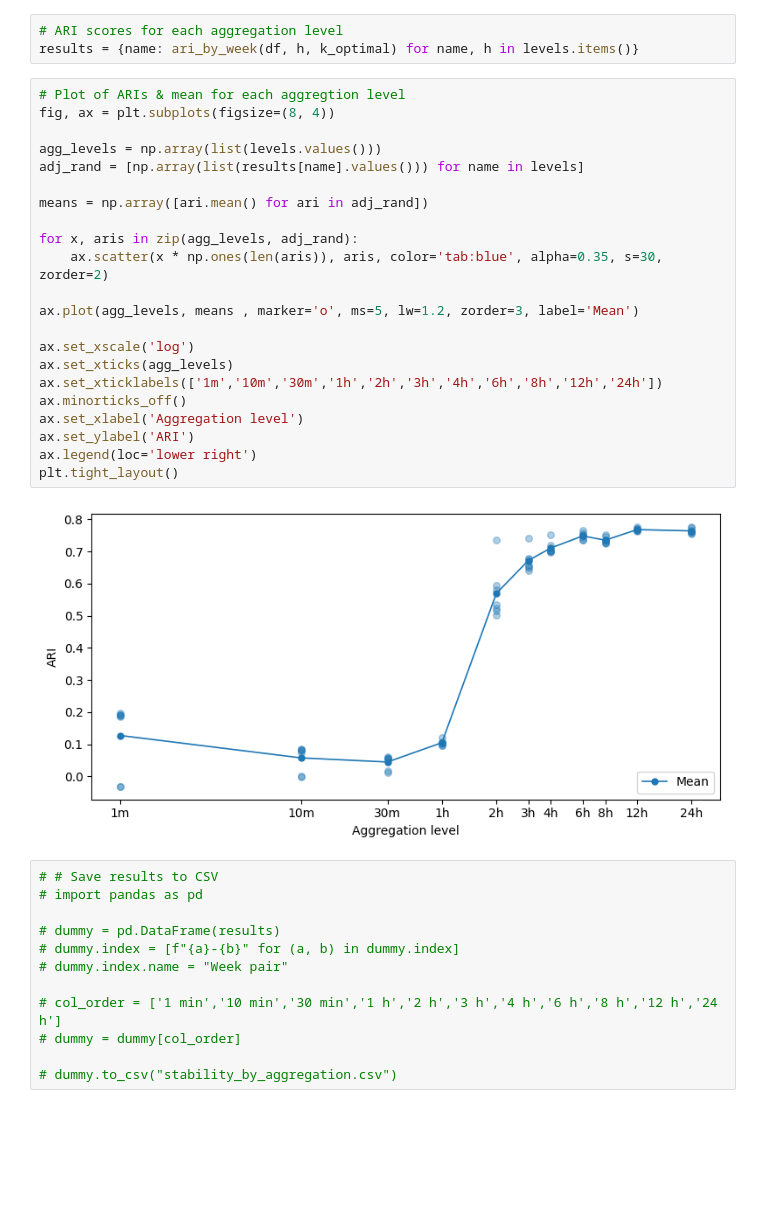
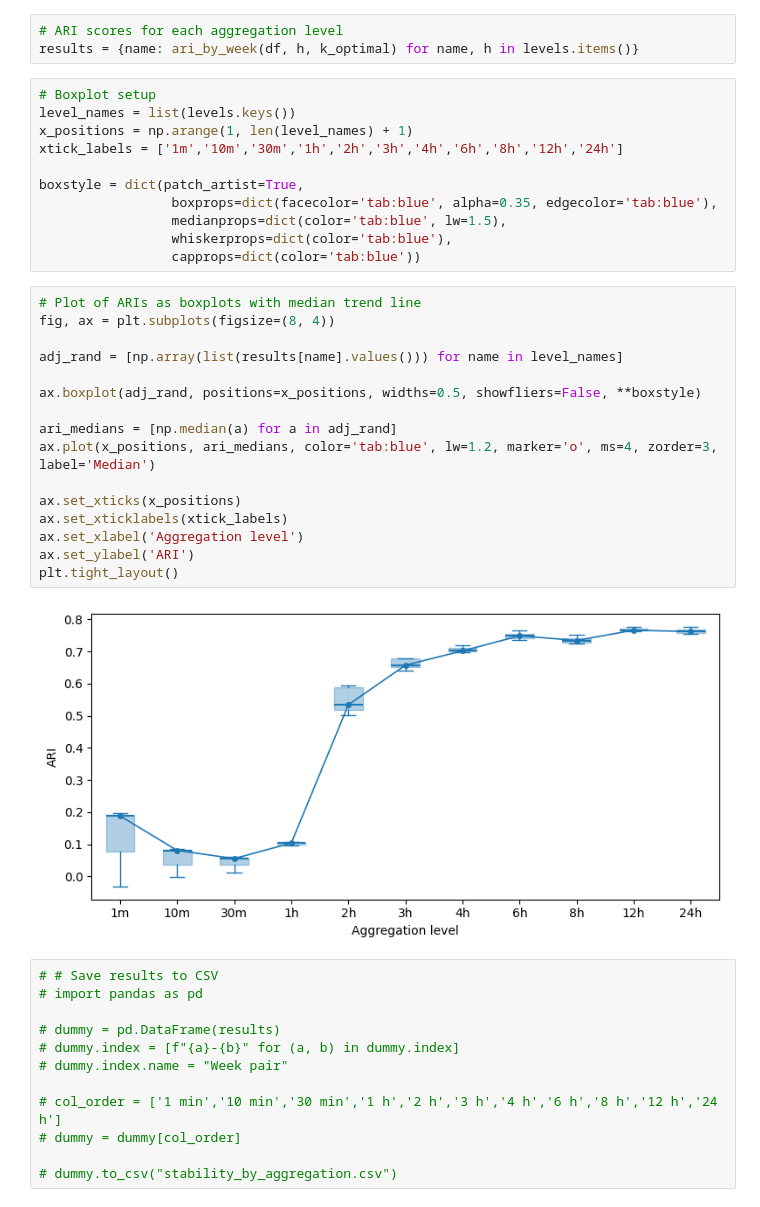
Before and after one commit to Tarun-Rajan99/MSc-Project, a Jupyter notebook: 03_code/ARI/ARI.ipynb, the cells around one changed output. Saved outputs shown, nothing was run; the diff lists cells and outputs as text; blank space fills up the shorter version.

```diff
--- a/03_code/ARI/ARI.ipynb
+++ b/03_code/ARI/ARI.ipynb
@@ -148,30 +148,35 @@ levels = {'1 min': 1/60, '10 min': 1/6, '30 min': 0.5, '1 h': 1,
 # %%
 # ARI scores for each aggregation level
 results = {name: ari_by_week(df, h, k_optimal) for name, h in levels.items()}
-# %%
-# Plot of ARIs & mean for each aggregtion level
-fig, ax = plt.subplots(figsize=(8, 4))
-
-agg_levels = np.array(list(levels.values()))
-adj_rand = [np.array(list(results[name].values())) for name in levels]
-
-means = np.array([ari.mean() for ari in adj_rand])
-
-for x, aris in zip(agg_levels, adj_rand):
-    ax.scatter(x * np.ones(len(aris)), aris, color='tab:blue', alpha=0.35, s=30, zorder=2)
-
-ax.plot(agg_levels, means , marker='o', ms=5, lw=1.2, zorder=3, label='Mean')
-
-ax.set_xscale('log')
-ax.set_xticks(agg_levels)
-ax.set_xticklabels(['1m','10m','30m','1h','2h','3h','4h','6h','8h','12h','24h'])
-ax.minorticks_off()
-ax.set_xlabel('Aggregation level')
-ax.set_ylabel('ARI')
-ax.legend(loc='lower right')
-plt.tight_layout()
-# %% [output]
-[figure, removed]
+# %%
+# Boxplot setup
+level_names = list(levels.keys())
+x_positions = np.arange(1, len(level_names) + 1)
+xtick_labels = ['1m','10m','30m','1h','2h','3h','4h','6h','8h','12h','24h']
+
+boxstyle = dict(patch_artist=True,
+                 boxprops=dict(facecolor='tab:blue', alpha=0.35, edgecolor='tab:blue'),
+                 medianprops=dict(color='tab:blue', lw=1.5),
+                 whiskerprops=dict(color='tab:blue'),
+                 capprops=dict(color='tab:blue'))
+# %%
+# Plot of ARIs as boxplots with median trend line
+fig, ax = plt.subplots(figsize=(8, 4))
+
+adj_rand = [np.array(list(results[name].values())) for name in level_names]
+
+ax.boxplot(adj_rand, positions=x_positions, widths=0.5, showfliers=False, **boxstyle)
+
+ari_medians = [np.median(a) for a in adj_rand]
+ax.plot(x_positions, ari_medians, color='tab:blue', lw=1.2, marker='o', ms=4, zorder=3, label='Median')
+
+ax.set_xticks(x_positions)
+ax.set_xticklabels(xtick_labels)
+ax.set_xlabel('Aggregation level')
+ax.set_ylabel('ARI')
+plt.tight_layout()
+# %% [output]
+[figure, added]
 # %%
 # # Save results to CSV
 # import pandas as pd
```
Also changed, not shown: 1 other file.
